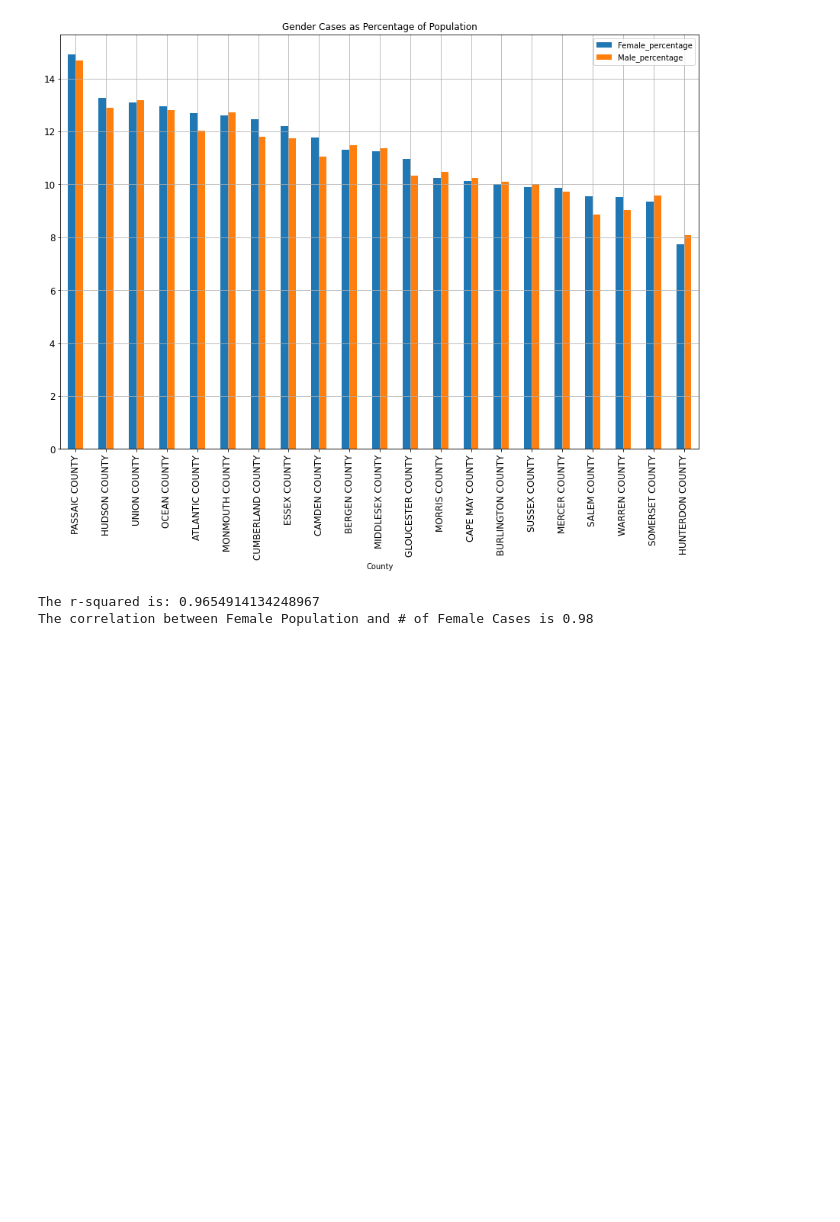
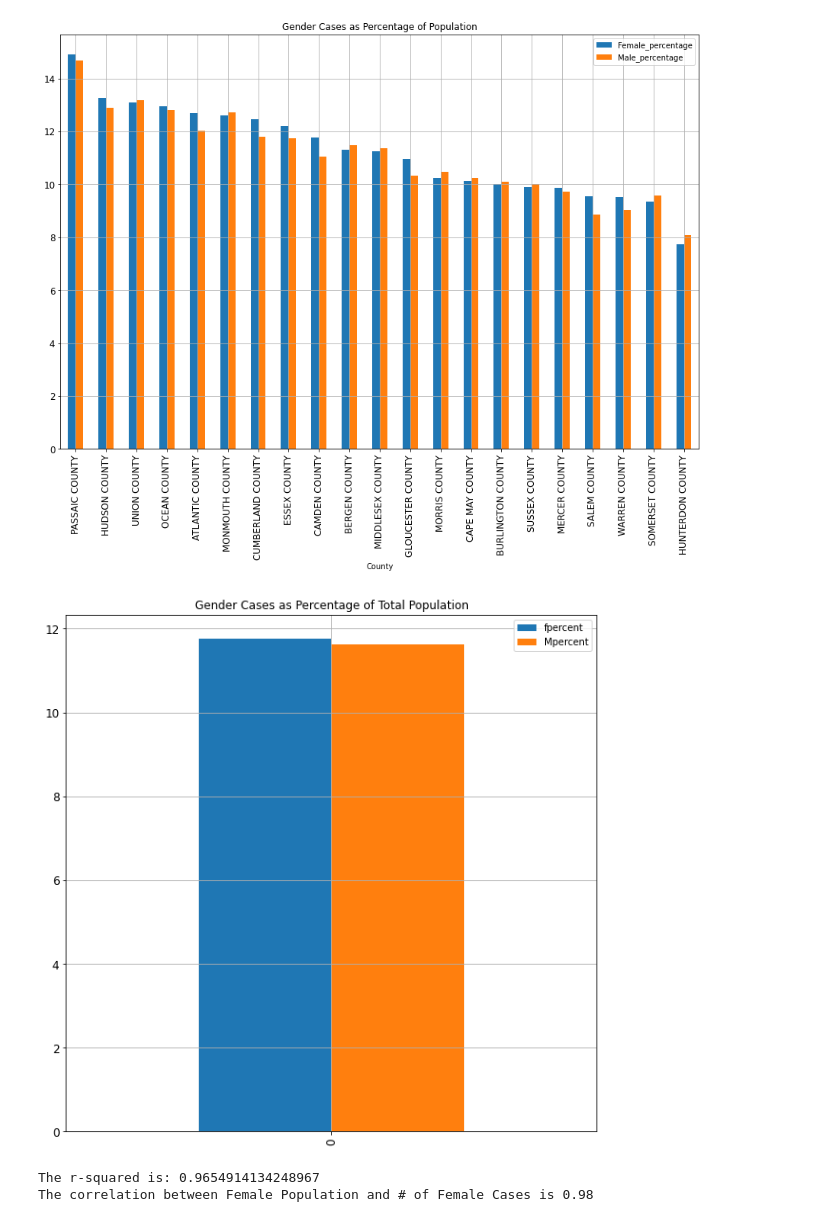
Before and after one commit to melissadiep94/covid19-project, a Jupyter notebook: Age&Gender_covid_cases_to_population.ipynb, the cells around one changed output. Cells and saved outputs as stored; diff of their text form; code cells hidden in the pictures; blank space fills up the shorter version.

Commit message:
NJ total percentage

```diff
--- a/Age&Gender_covid_cases_to_population.ipynb
+++ b/Age&Gender_covid_cases_to_population.ipynb
@@ -283,6 +283,17 @@ plt.savefig("Images/gender_cases_percentage.png")
 plt.show()
 # %% [output]
 [figure]
+# %%
+# NJ total gender cases to population
+summed = percent_gender_cases[["Female_Pop","Female_cases","Male_pop","Male_cases"]].sum()
+summed_df = pd.DataFrame(summed).T
+summed_df["fpercent"] = summed_df["Female_cases"]/summed_df["Female_Pop"]*100
+summed_df["Mpercent"] = summed_df["Male_cases"]/summed_df["Male_pop"]*100
+summed_df[["fpercent","Mpercent"]].plot(kind="bar", title ="Gender Cases as Percentage of Total Population", figsize=(10, 10), legend=True, fontsize=12, grid=True)
+summed_df
+plt.savefig("Images/NJ_total_gender_case_percentage.png")
+# %% [output]
+[figure, added]
 # %%
 ## Female
 Total_gender_cases_by_pop.plot(kind="scatter", x="Female_Pop", y="Female_cases", grid=True, figsize=(8,8),
```
Also changed, not shown: parts of 1 cell of this notebook, 2 other files.
